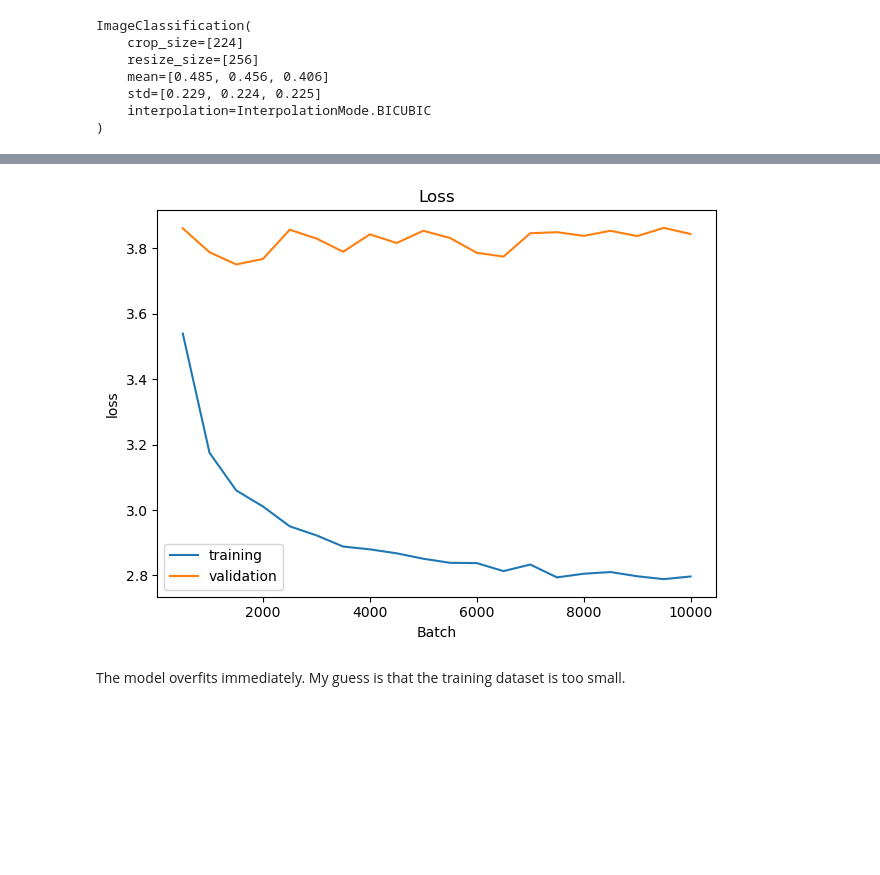
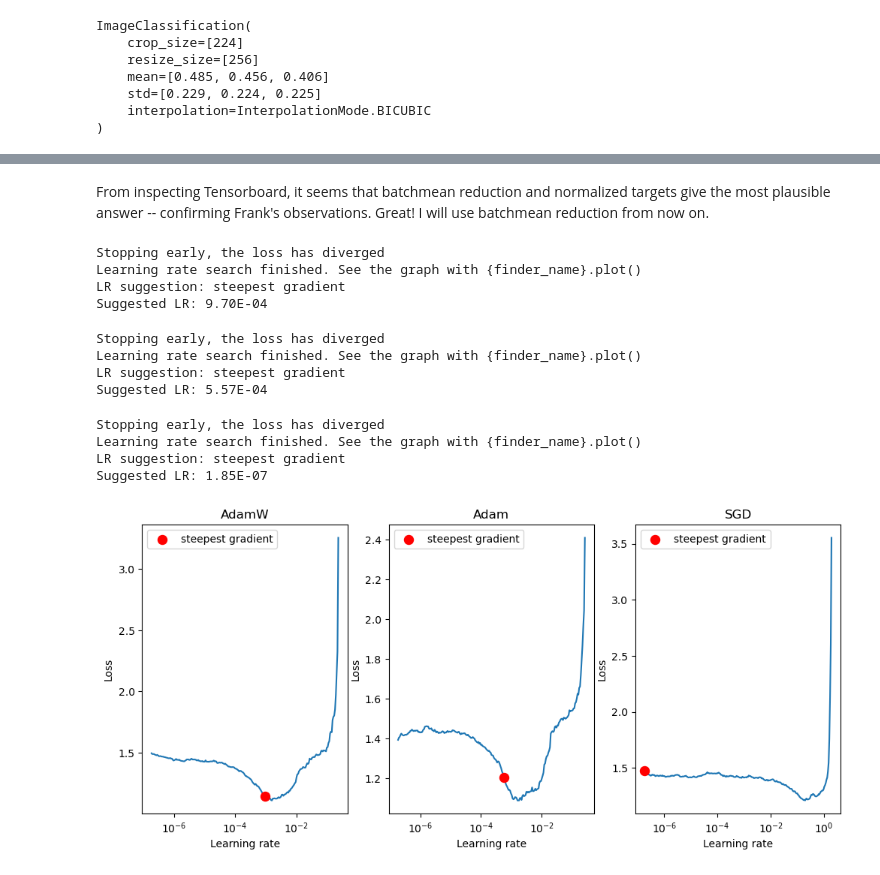
Before and after one commit to allispaul/brains, a Jupyter notebook: small-dataset.ipynb, the cells around one changed output, grey strips where cells are left out. Cells and saved outputs as stored; diff of their text form; code cells hidden in the pictures; blank space fills up the shorter version.

Commit message:
Experiments and hyperparameter tuning for Spectrogram_EfficientNetB0

```diff
--- a/small-dataset.ipynb
+++ b/small-dataset.ipynb
@@ -111,11 +247,40 @@ trainer.plot_metrics()
+# %% [markdown]
+From inspecting Tensorboard, it seems that batchmean reduction and normalized targets give the most plausible answer -- confirming Frank's observations. Great! I will use batchmean reduction from now on.
 # %%
-# Unfrozen
-model = Spectrogram_EfficientNet(frozen=False).to(DEVICE)
-trainer = Trainer(model, train_loader, valid_loader)
+# 3. Different optimizers
+# First, find good learning rates
+fig, axs = plt.subplots(1, 3, figsize=(12, 5))
+train_small = SpectrogramDataset(metadata_train, n_items=5000,
+                                 preloaded=True, normalize_targets=True, random_state=4)
+valid_small = SpectrogramDataset(metadata_valid, n_items=1000,
+                                 preloaded=True, normalize_targets=True, random_state=4)
 
-trainer.train_eval_loop(10_000, 500, 500)
-trainer.plot_metrics()
+batch_size = 32
+torch.manual_seed(4)
+train_loader = DataLoader(train_small, batch_size=batch_size, shuffle=True)
+valid_loader = DataLoader(valid_small, batch_size=batch_size)
+optims = [torch.optim.AdamW, torch.optim.Adam, torch.optim.SGD]
+optim_names = ["AdamW", "Adam", "SGD"]
+
+for i in range(3):
+    model = Spectrogram_EfficientNet(frozen=False).to(DEVICE)
+    optimizer = optims[i](model.parameters(), lr=1e-7)
+    loss_fn = torch.nn.KLDivLoss(reduction="batchmean")
+    lr_finder = LRFinder(model, optimizer, loss_fn, device="cuda")
+    lr_finder.range_test(train_loader, end_lr=10, num_iter=300)
+    lr_finder.plot(ax=axs[i])
+    axs[i].set_title(optim_names[i]);
 # %% [output]
+Stopping early, the loss has diverged
+Learning rate search finished. See the graph with {finder_name}.plot()
+LR suggestion: steepest gradient
+Suggested LR: 9.70E-04
+Stopping early, the loss has diverged
+Learning rate search finished. See the graph with {finder_name}.plot()
+LR suggestion: steepest gradient
+Suggested LR: 5.57E-04
+Stopping early, the loss has diverged
+Learning rate search finished. See the graph with {finder_name}.plot()
+LR suggestion: steepest gradient
+Suggested LR: 1.85E-07
-[figure, old version]
+[figure, new version]
-# %% [markdown]
-The model overfits immediately. My guess is that the training dataset is too small.
```
Also changed, not shown: parts of 18 cells of this notebook, 46 other files.
